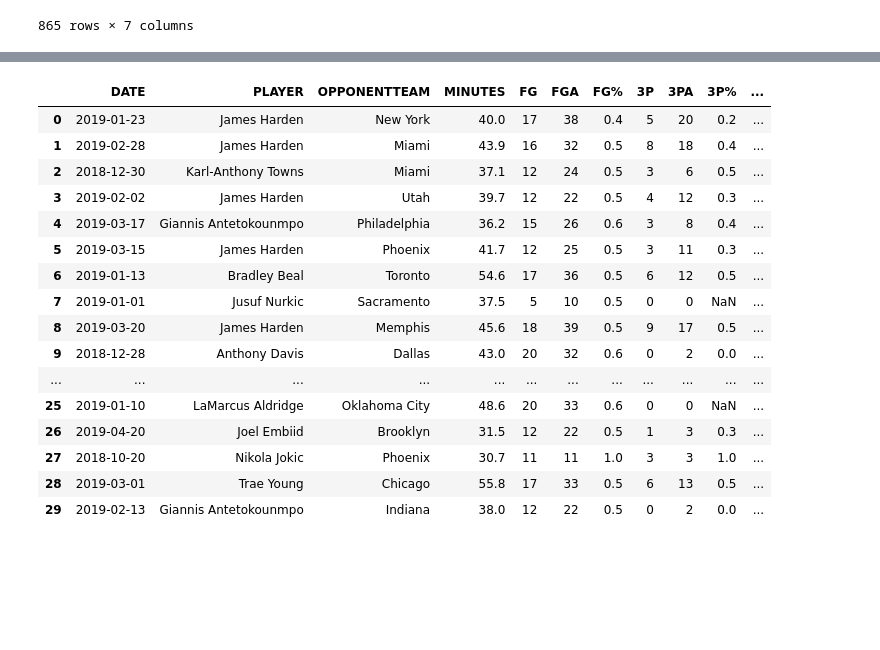
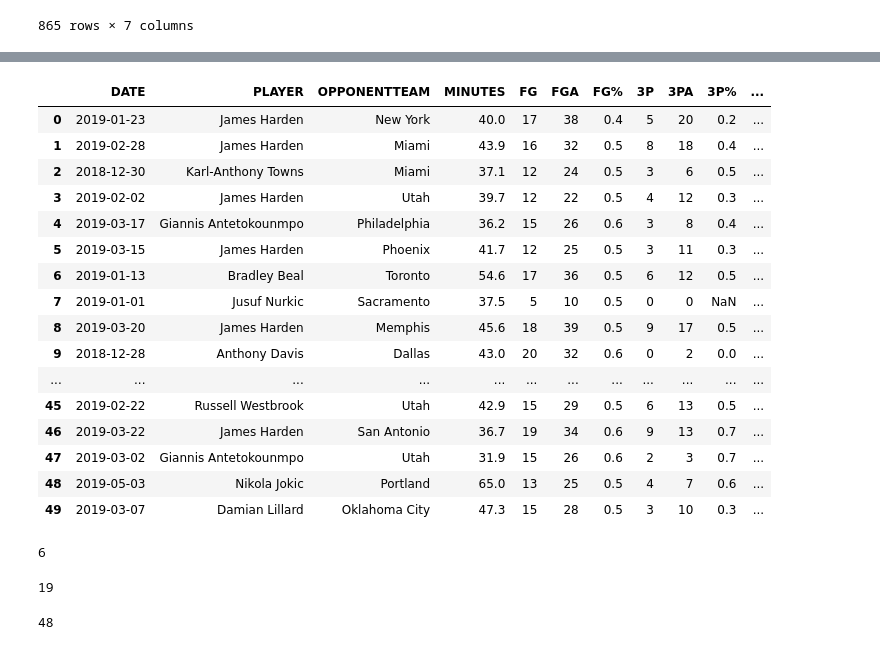
Before and after one commit to acheng1230/Udacity_DataScientist_Nanodegree, a Jupyter notebook: Project_01/ipynb/02_DataAnalysis_PlayerStats-DFS.ipynb, the cells around one changed output, grey strips where cells are left out. Cells and saved outputs as stored; diff of their text form; code cells hidden in the pictures; blank space fills up the shorter version.

```diff
--- a/Project_01/ipynb/02_DataAnalysis_PlayerStats-DFS.ipynb
+++ b/Project_01/ipynb/02_DataAnalysis_PlayerStats-DFS.ipynb
@@ -215,36 +250,45 @@ top_players
 # %%
 boxscore = ['DATE', 'PLAYER', 'OPPONENTTEAM', 'MINUTES',
             'FG', 'FGA', 'FG%', '3P', '3PA', '3P%', 'FT', 'FTA', 'FT%',
             'PTS', 'TOT', 'A', 'ST', 'BL', 'TO', 'YAHOO_FANTASYPOINTS']
 
-top_games = df[boxscore].sort_values('YAHOO_FANTASYPOINTS', ascending=False).reset_index(drop=True).head(30)
+top_games = df[boxscore].sort_values('YAHOO_FANTASYPOINTS', ascending=False).reset_index(drop=True).head(50)
 top_games
 # %% [output]
 |  | DATE | PLAYER | OPPONENTTEAM | MINUTES | FG | FGA | FG% | 3P | 3PA | 3P% | ... |
 | 0 | 2019-01-23 | James Harden | New York | 40.0 | 17 | 38 | 0.4 | 5 | 20 | 0.2 | ... |
 | 1 | 2019-02-28 | James Harden | Miami | 43.9 | 16 | 32 | 0.5 | 8 | 18 | 0.4 | ... |
 | 2 | 2018-12-30 | Karl-Anthony Towns | Miami | 37.1 | 12 | 24 | 0.5 | 3 | 6 | 0.5 | ... |
 | 3 | 2019-02-02 | James Harden | Utah | 39.7 | 12 | 22 | 0.5 | 4 | 12 | 0.3 | ... |
 | 4 | 2019-03-17 | Giannis Antetokounmpo | Philadelphia | 36.2 | 15 | 26 | 0.6 | 3 | 8 | 0.4 | ... |
 | 5 | 2019-03-15 | James Harden | Phoenix | 41.7 | 12 | 25 | 0.5 | 3 | 11 | 0.3 | ... |
 | 6 | 2019-01-13 | Bradley Beal | Toronto | 54.6 | 17 | 36 | 0.5 | 6 | 12 | 0.5 | ... |
 | 7 | 2019-01-01 | Jusuf Nurkic | Sacramento | 37.5 | 5 | 10 | 0.5 | 0 | 0 | NaN | ... |
 | 8 | 2019-03-20 | James Harden | Memphis | 45.6 | 18 | 39 | 0.5 | 9 | 17 | 0.5 | ... |
 | 9 | 2018-12-28 | Anthony Davis | Dallas | 43.0 | 20 | 32 | 0.6 | 0 | 2 | 0.0 | ... |
 | ... | ... | ... | ... | ... | ... | ... | ... | ... | ... | ... | ... |
-| 25 | 2019-01-10 | LaMarcus Aldridge | Oklahoma City | 48.6 | 20 | 33 | 0.6 | 0 | 0 | NaN | ... |
-| 26 | 2019-04-20 | Joel Embiid | Brooklyn | 31.5 | 12 | 22 | 0.5 | 1 | 3 | 0.3 | ... |
-| 27 | 2018-10-20 | Nikola Jokic | Phoenix | 30.7 | 11 | 11 | 1.0 | 3 | 3 | 1.0 | ... |
-| 28 | 2019-03-01 | Trae Young | Chicago | 55.8 | 17 | 33 | 0.5 | 6 | 13 | 0.5 | ... |
-| 29 | 2019-02-13 | Giannis Antetokounmpo | Indiana | 38.0 | 12 | 22 | 0.5 | 0 | 2 | 0.0 | ... |
+| 45 | 2019-02-22 | Russell Westbrook | Utah | 42.9 | 15 | 29 | 0.5 | 6 | 13 | 0.5 | ... |
+| 46 | 2019-03-22 | James Harden | San Antonio | 36.7 | 19 | 34 | 0.6 | 9 | 13 | 0.7 | ... |
+| 47 | 2019-03-02 | Giannis Antetokounmpo | Utah | 31.9 | 15 | 26 | 0.6 | 2 | 3 | 0.7 | ... |
+| 48 | 2019-05-03 | Nikola Jokic | Portland | 65.0 | 13 | 25 | 0.5 | 4 | 7 | 0.6 | ... |
+| 49 | 2019-03-07 | Damian Lillard | Oklahoma City | 47.3 | 15 | 28 | 0.5 | 3 | 10 | 0.3 | ... |
 # %%
 avg_50 = (top_players['AVG_FANTASYPOINTS'] > 50)
 #top_players[avg_50]
+len(top_players[avg_50])
+# %% [output]
+6
 # %%
 avg_4049 = ((top_players['AVG_FANTASYPOINTS'] < 49.9) & (top_players['AVG_FANTASYPOINTS'] >= 40))
 #top_players[avg_4049]
+len(top_players[avg_4049])
+# %% [output]
+19
 # %%
 avg_3039 = ((top_players['AVG_FANTASYPOINTS'] < 39.9) & (top_players['AVG_FANTASYPOINTS'] >= 30))
 #top_players[avg_3039]
+len(top_players[avg_3039])
+# %% [output]
+48
 # %%
 avg_2029 = ((top_players['AVG_FANTASYPOINTS'] < 29.9) & (top_players['AVG_FANTASYPOINTS'] >= 20))
```
Also changed, not shown: parts of 10 cells of this notebook, 1 other file.
